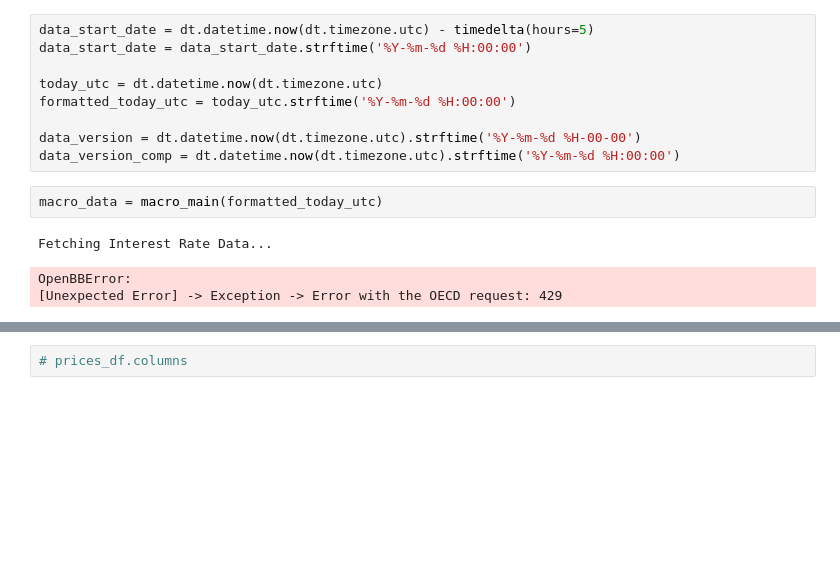
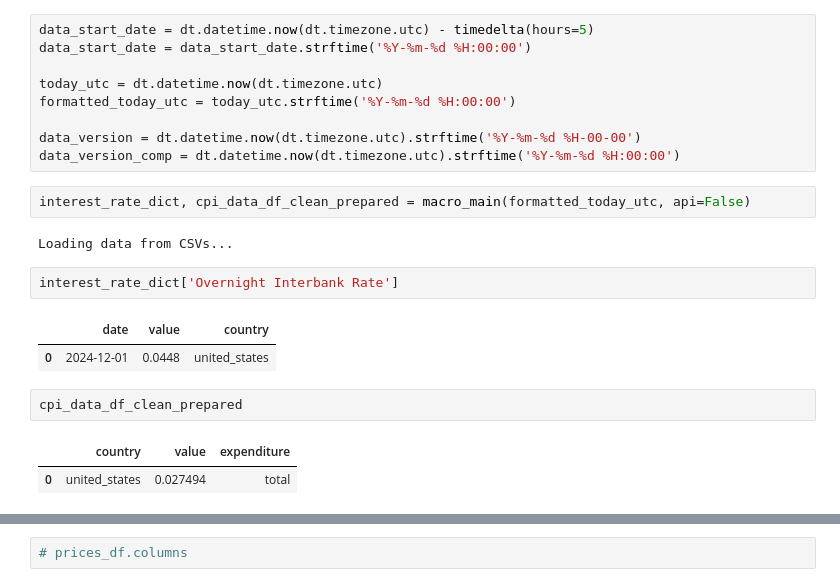
Before and after one commit to robo-advisor-lab/encode_hackathon_project, a Jupyter notebook: notebooks/trade_script.ipynb, the cells around one changed output, grey strips where cells are left out. Cells and saved outputs as stored; diff of their text form; blank space fills up the shorter version.

```diff
--- a/notebooks/trade_script.ipynb
+++ b/notebooks/trade_script.ipynb
@@ -291,12 +314,20 @@ formatted_today_utc = today_utc.strftime('%Y-%m-%d %H:00:00')
 
 data_version = dt.datetime.now(dt.timezone.utc).strftime('%Y-%m-%d %H-00-00')
 data_version_comp = dt.datetime.now(dt.timezone.utc).strftime('%Y-%m-%d %H:00:00')
-# %%
-macro_data = macro_main(formatted_today_utc)
-# %% [output]
-Fetching Interest Rate Data...
-OpenBBError:
-[Unexpected Error] -> Exception -> Error with the OECD request: 429
+# %%
+interest_rate_dict, cpi_data_df_clean_prepared = macro_main(formatted_today_utc, api=False)
+# %% [output]
+Loading data from CSVs...
+# %%
+interest_rate_dict['Overnight Interbank Rate']
+# %% [output]
+|  | date | value | country |
+| 0 | 2024-12-01 | 0.0448 | united_states |
+# %%
+cpi_data_df_clean_prepared
+# %% [output]
+|  | country | value | expenditure |
+| 0 | united_states | 0.027494 | total |
 # %%
 start_date = str(data_start_date)
 end_date = dt.datetime.now(dt.timezone.utc).strftime('%Y-%m-%d %H:00:00')
```
Also changed, not shown: parts of 51 cells of this notebook, 10 other files.
